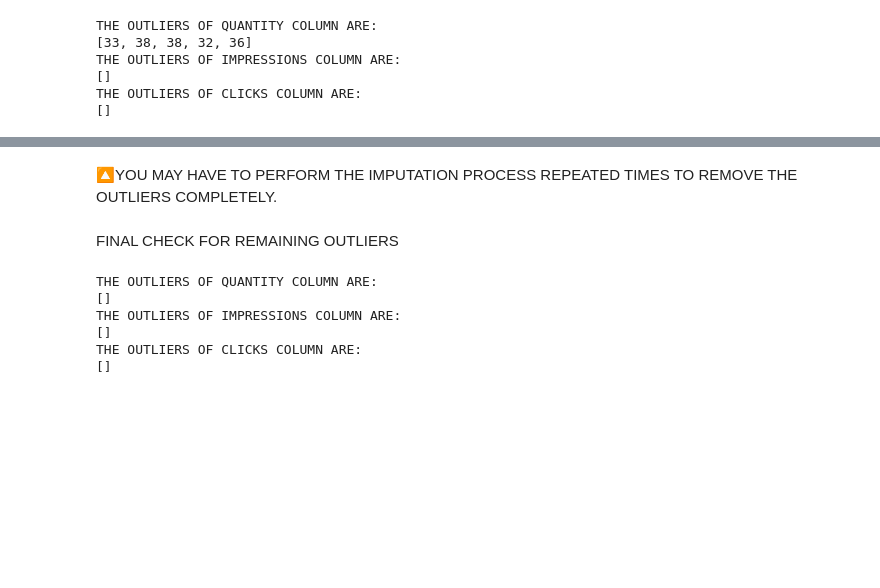
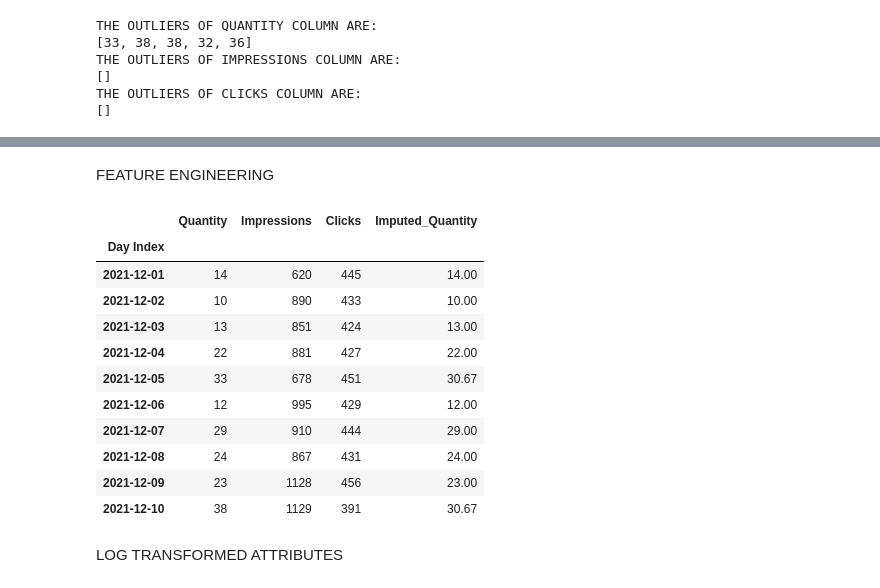
Before and after one commit to Chris-Joy26/Chris-Infosys-Nov24, a Jupyter notebook: WEEK2.ipynb, the cells around one changed output, grey strips where cells are left out. Cells and saved outputs as stored; diff of their text form; code cells hidden in the pictures; blank space fills up the shorter version.

```diff
--- a/WEEK2.ipynb
+++ b/WEEK2.ipynb
@@ -487,7 +508,15 @@ for column in masterdata.columns:
   iqr=q3-q1
   lower_bound=q1-1.5*iqr
   upper_bound=q3+1.5*iqr
-  median=masterdata[column].median()
+  outliers[column]=[]
   for value in masterdata[column]:
     if value<lower_bound or value>upper_bound:
-        masterdata[column]=masterdata[column].replace(value,median)
+        outliers[column].append(value)
+print("THE OUTLIERS OF OLD QUANTITY COLUMN ARE:")
+print(outliers['Quantity'])
+print("THE OUTLIERS OF NEW IMPUTED QUANTITY COLUMN ARE:")
+print(outliers['Imputed_Quantity'])
+print("THE OUTLIERS OF IMPRESSIONS COLUMN ARE:")
+print(outliers['Impressions'])
+print("THE OUTLIERS OF CLICKS COLUMN ARE:")
+print(outliers['Clicks'])
@@ -494,29 +532,19 @@ for column in masterdata.columns:
-# %% [markdown]
-🔼YOU MAY HAVE TO PERFORM THE IMPUTATION PROCESS REPEATED TIMES TO REMOVE THE OUTLIERS COMPLETELY.
-# %% [markdown]
-FINAL CHECK FOR REMAINING OUTLIERS
-# %%
-outliers={}
-for column in masterdata.columns:
-  q1=masterdata[column].quantile(0.25)
-  q3=masterdata[column].quantile(0.75)
-  iqr=q3-q1
-  lower_bound=q1-1.5*iqr
-  upper_bound=q3+1.5*iqr
-  outliers[column]=[]
-  for value in masterdata[column]:
-    if value<lower_bound or value>upper_bound:
-        outliers[column].append(value)
-print("THE OUTLIERS OF QUANTITY COLUMN ARE:")
-print(outliers['Quantity'])
-print("THE OUTLIERS OF IMPRESSIONS COLUMN ARE:")
-print(outliers['Impressions'])
-print("THE OUTLIERS OF CLICKS COLUMN ARE:")
-print(outliers['Clicks'])
-# %% [output]
-THE OUTLIERS OF QUANTITY COLUMN ARE:
-[]
-THE OUTLIERS OF IMPRESSIONS COLUMN ARE:
-[]
-THE OUTLIERS OF CLICKS COLUMN ARE:
-[]
+# %% [markdown]
+FEATURE ENGINEERING
+# %%
+masterdata.head(n=10)
+# %% [output]
+|  | Quantity | Impressions | Clicks | Imputed_Quantity |
+| Day Index |  |  |  |  |
+| 2021-12-01 | 14 | 620 | 445 | 14.00 |
+| 2021-12-02 | 10 | 890 | 433 | 10.00 |
+| 2021-12-03 | 13 | 851 | 424 | 13.00 |
+| 2021-12-04 | 22 | 881 | 427 | 22.00 |
+| 2021-12-05 | 33 | 678 | 451 | 30.67 |
+| 2021-12-06 | 12 | 995 | 429 | 12.00 |
+| 2021-12-07 | 29 | 910 | 444 | 29.00 |
+| 2021-12-08 | 24 | 867 | 431 | 24.00 |
+| 2021-12-09 | 23 | 1128 | 456 | 23.00 |
+| 2021-12-10 | 38 | 1129 | 391 | 30.67 |
+# %% [markdown]
+LOG TRANSFORMED ATTRIBUTES
```
Also changed, not shown: parts of 21 cells of this notebook.
